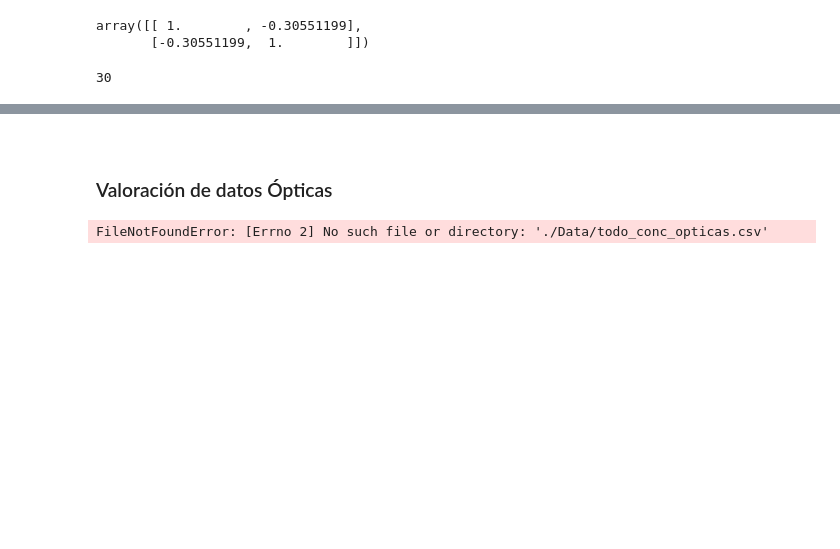
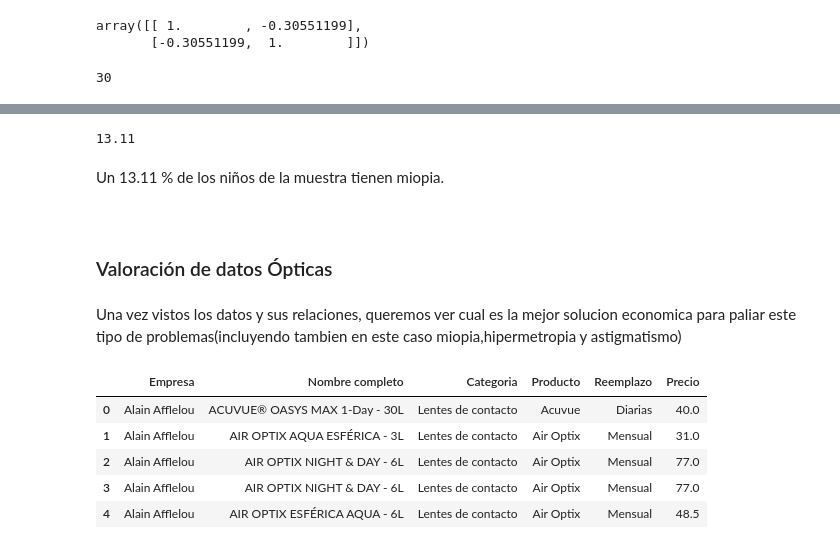
Before and after one commit to Kuja182/Data-Science-PortFolio, a Jupyter notebook: analisis_miopia_EEUU.ipynb, the cells around one changed output, grey strips where cells are left out. Drawn from its saved outputs; the diff is of its cells as text; code cells hidden in the pictures; blank space fills up the shorter version.

```diff
--- a/analisis_miopia_EEUU.ipynb
+++ b/analisis_miopia_EEUU.ipynb
@@ -289,7 +278,22 @@ myopia_data.groupby("STUDYYEAR")["MYOPIC"].head().count()
+# %%
+(myopia_data["MYOPIC"].sum() / len(myopia_data) * 100).round(2)
+# %% [output]
+13.11
+# %% [markdown]
+Un 13.11 % de los niños de la muestra tienen miopia.
 # %% [markdown]
 <a id="3"></a> <br>
 ### Valoración de datos Ópticas
+# %% [markdown]
+Una vez vistos los datos y sus relaciones, queremos ver cual es la mejor solucion economica para paliar este tipo de problemas(incluyendo tambien en este caso miopia,hipermetropia y astigmatismo)
 # %%
-opt_prod = pd.read_csv("./Data/todo_conc_opticas.csv")
+opt_prod = pd.read_csv("./Data/Data_main/todo_conc_opticas.csv",index_col=0)
-# %% [output]
-FileNotFoundError: [Errno 2] No such file or directory: './Data/todo_conc_opticas.csv'
+# %%
+opt_prod.head()
+# %% [output]
+|  | Empresa | Nombre completo | Categoria | Producto | Reemplazo | Precio |
+| 0 | Alain Afflelou | ACUVUE® OASYS MAX 1-Day - 30L | Lentes de contacto | Acuvue | Diarias | 40.0 |
+| 1 | Alain Afflelou | AIR OPTIX AQUA ESFÉRICA - 3L | Lentes de contacto | Air Optix | Mensual | 31.0 |
+| 2 | Alain Afflelou | AIR OPTIX NIGHT & DAY - 6L | Lentes de contacto | Air Optix | Mensual | 77.0 |
+| 3 | Alain Afflelou | AIR OPTIX NIGHT & DAY - 6L | Lentes de contacto | Air Optix | Mensual | 77.0 |
+| 4 | Alain Afflelou | AIR OPTIX ESFÉRICA AQUA - 6L | Lentes de contacto | Air Optix | Mensual | 48.5 |
```
Also changed, not shown: parts of 9 cells of this notebook, 5 other files.
